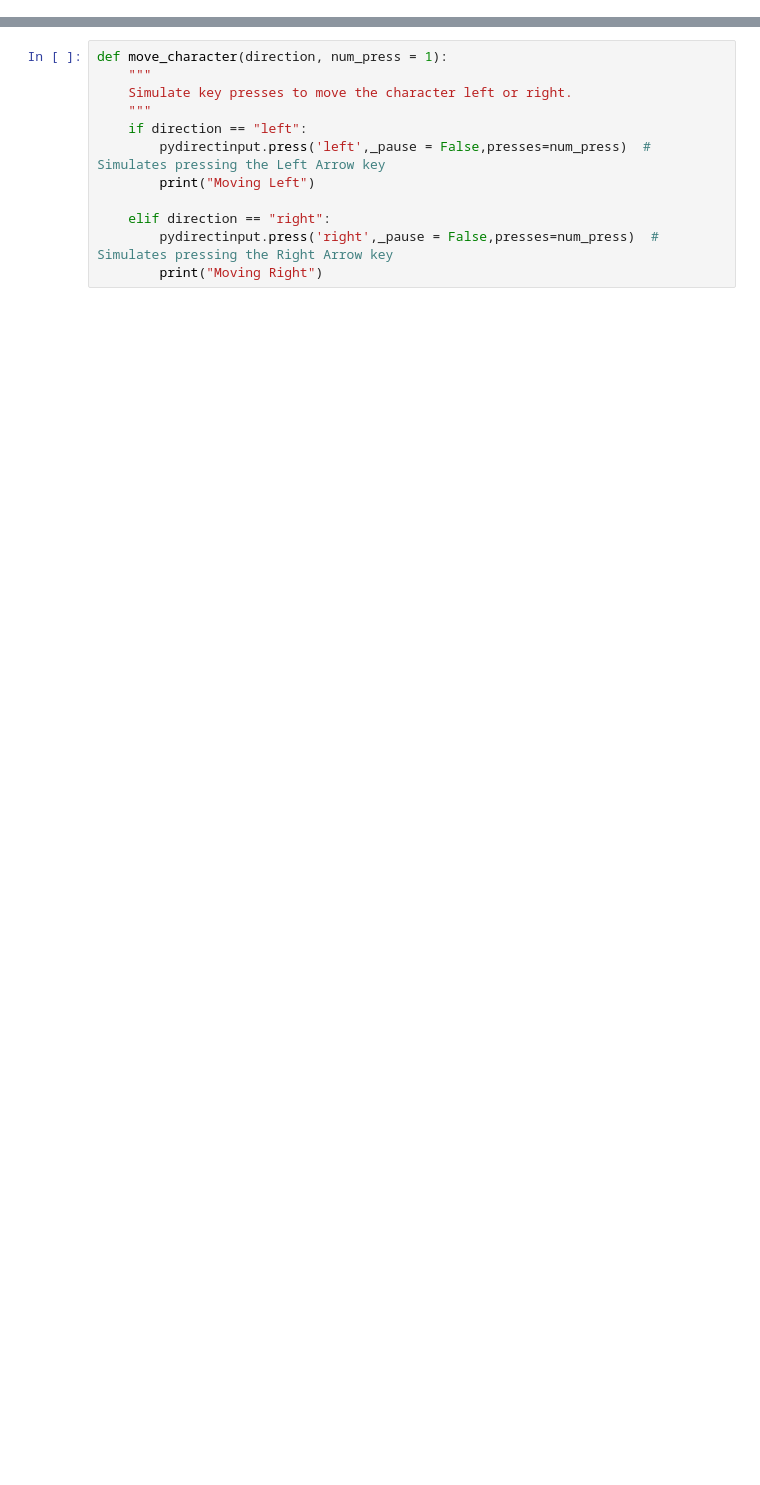
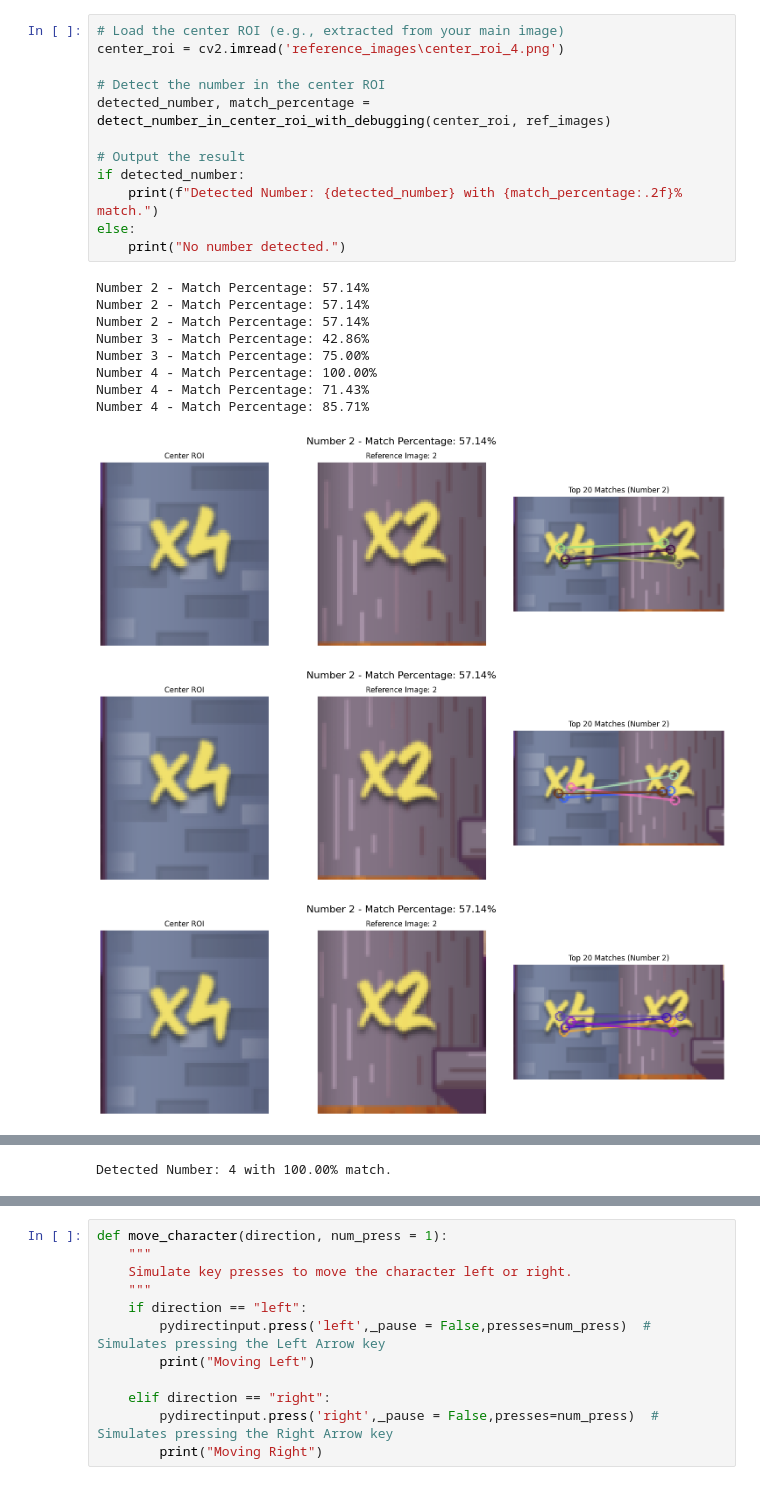
Before and after one commit to mayarajaj/Automate-Karate-Kido-Game-by-python, a Jupyter notebook: Automate_Karate_Kido_Game.ipynb, the cells around one changed output, grey strips where cells are left out. Cells and saved outputs as stored; diff of their text form; blank space fills up the shorter version.

```diff
--- a/Automate_Karate_Kido_Game.ipynb
+++ b/Automate_Karate_Kido_Game.ipynb
@@ -6,0 +252,24 @@
+# %%
+# Load the center ROI (e.g., extracted from your main image)
+center_roi = cv2.imread('reference_images\center_roi_4.png')
+
+# Detect the number in the center ROI
+detected_number, match_percentage = detect_number_in_center_roi_with_debugging(center_roi, ref_images)
+
+# Output the result
+if detected_number:
+    print(f"Detected Number: {detected_number} with {match_percentage:.2f}% match.")
+else:
+    print("No number detected.")
+# %% [output]
+Number 2 - Match Percentage: 57.14%
+Number 2 - Match Percentage: 57.14%
+Number 2 - Match Percentage: 57.14%
+Number 3 - Match Percentage: 42.86%
+Number 3 - Match Percentage: 75.00%
+Number 4 - Match Percentage: 100.00%
+Number 4 - Match Percentage: 71.43%
+Number 4 - Match Percentage: 85.71%
+[figure, added]
+[figure, added]
+[figure, added]
@@ -6,0 +281 @@
+Detected Number: 4 with 100.00% match.
```
Also changed, not shown: parts of 58 cells of this notebook, 10 other files.
